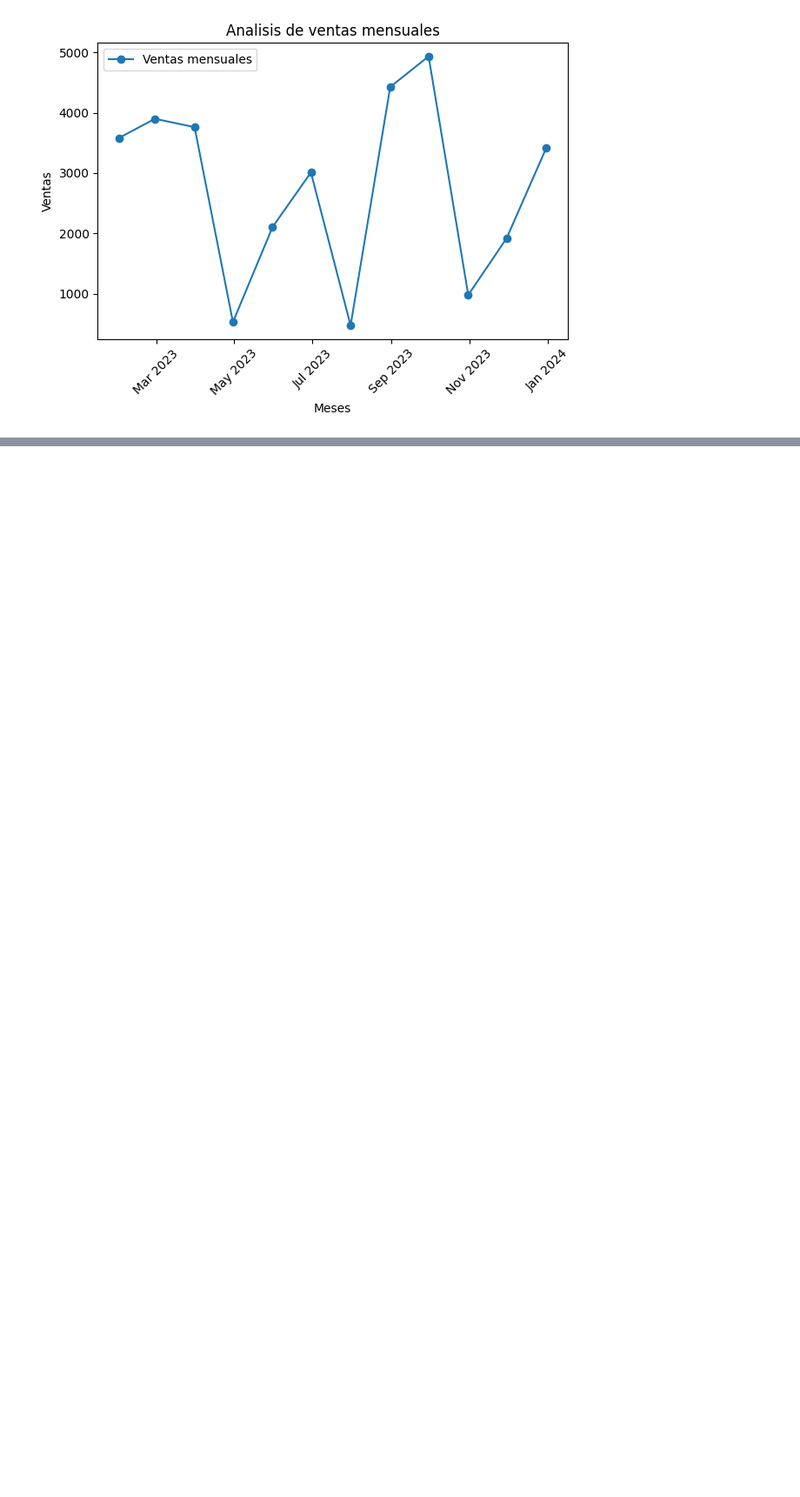
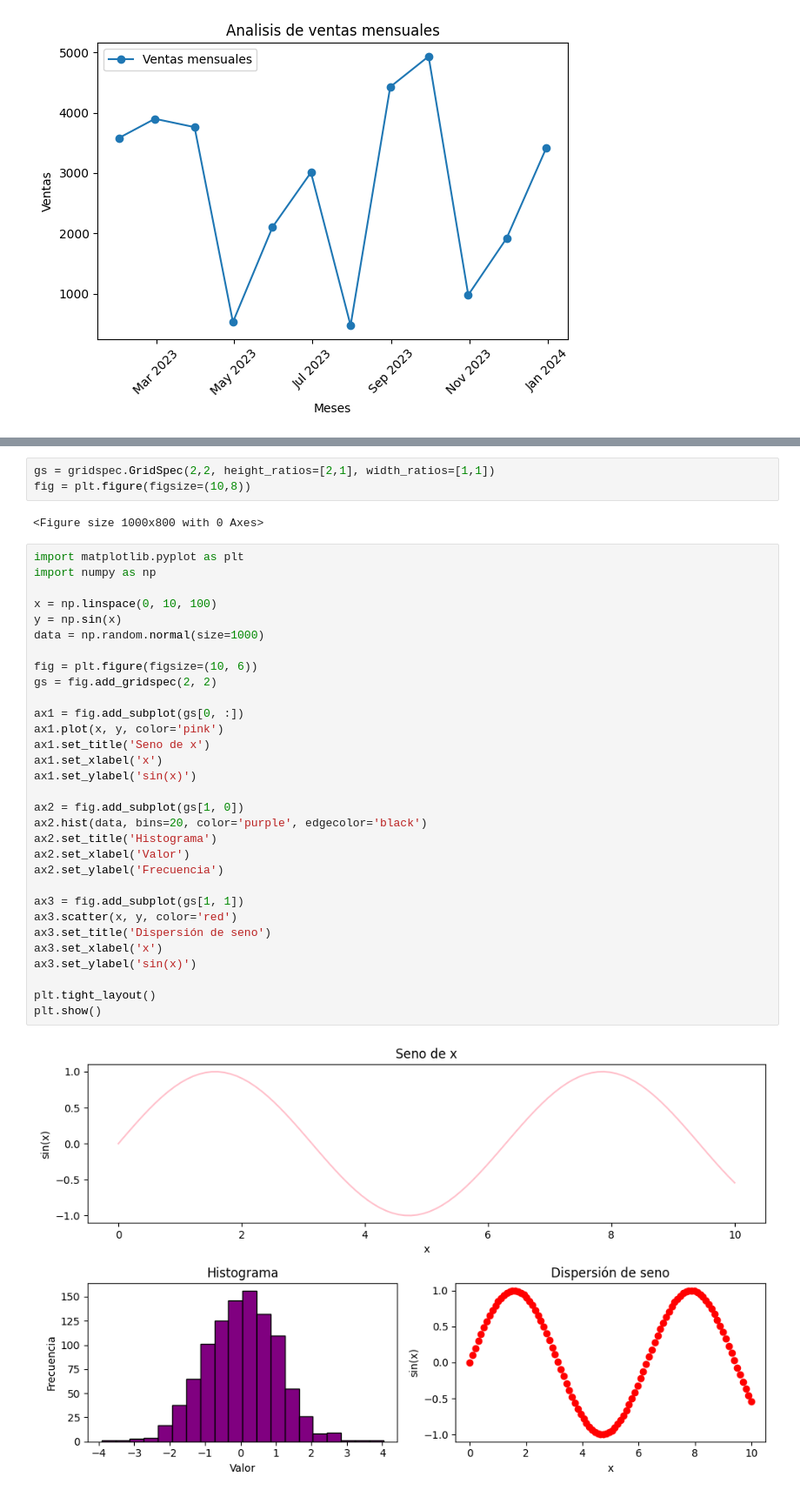
Before and after one commit to rebeca07-pedrozo/Python_ciencia_de_datos, a Jupyter notebook: pandas.ipynb, the cells around one changed output, grey strips where cells are left out. Shown at 87% size. Saved outputs shown, nothing was run; the diff lists cells and outputs as text; blank space fills up the shorter version.

Commit message:
Subplots y Layouts avanzados

```diff
--- a/pandas.ipynb
+++ b/pandas.ipynb
@@ -1344,0 +1358,38 @@ plt.show()
+# %%
+gs = gridspec.GridSpec(2,2, height_ratios=[2,1], width_ratios=[1,1])
+fig = plt.figure(figsize=(10,8))
+# %% [output]
+<Figure size 1000x800 with 0 Axes>
+# %%
+import matplotlib.pyplot as plt
+import numpy as np
+
+x = np.linspace(0, 10, 100)
+y = np.sin(x)
+data = np.random.normal(size=1000)
+
+fig = plt.figure(figsize=(10, 6))
+gs = fig.add_gridspec(2, 2)
+
+ax1 = fig.add_subplot(gs[0, :])
+ax1.plot(x, y, color='pink')
+ax1.set_title('Seno de x')
+ax1.set_xlabel('x')
+ax1.set_ylabel('sin(x)')
+
+ax2 = fig.add_subplot(gs[1, 0])
+ax2.hist(data, bins=20, color='purple', edgecolor='black')
+ax2.set_title('Histograma')
+ax2.set_xlabel('Valor')
+ax2.set_ylabel('Frecuencia')
+
+ax3 = fig.add_subplot(gs[1, 1])
+ax3.scatter(x, y, color='red')
+ax3.set_title('Dispersión de seno')
+ax3.set_xlabel('x')
+ax3.set_ylabel('sin(x)')
+
+plt.tight_layout()
+plt.show()
+# %% [output]
+[figure, added]
```
Also changed, not shown: parts of 2 cells of this notebook.
